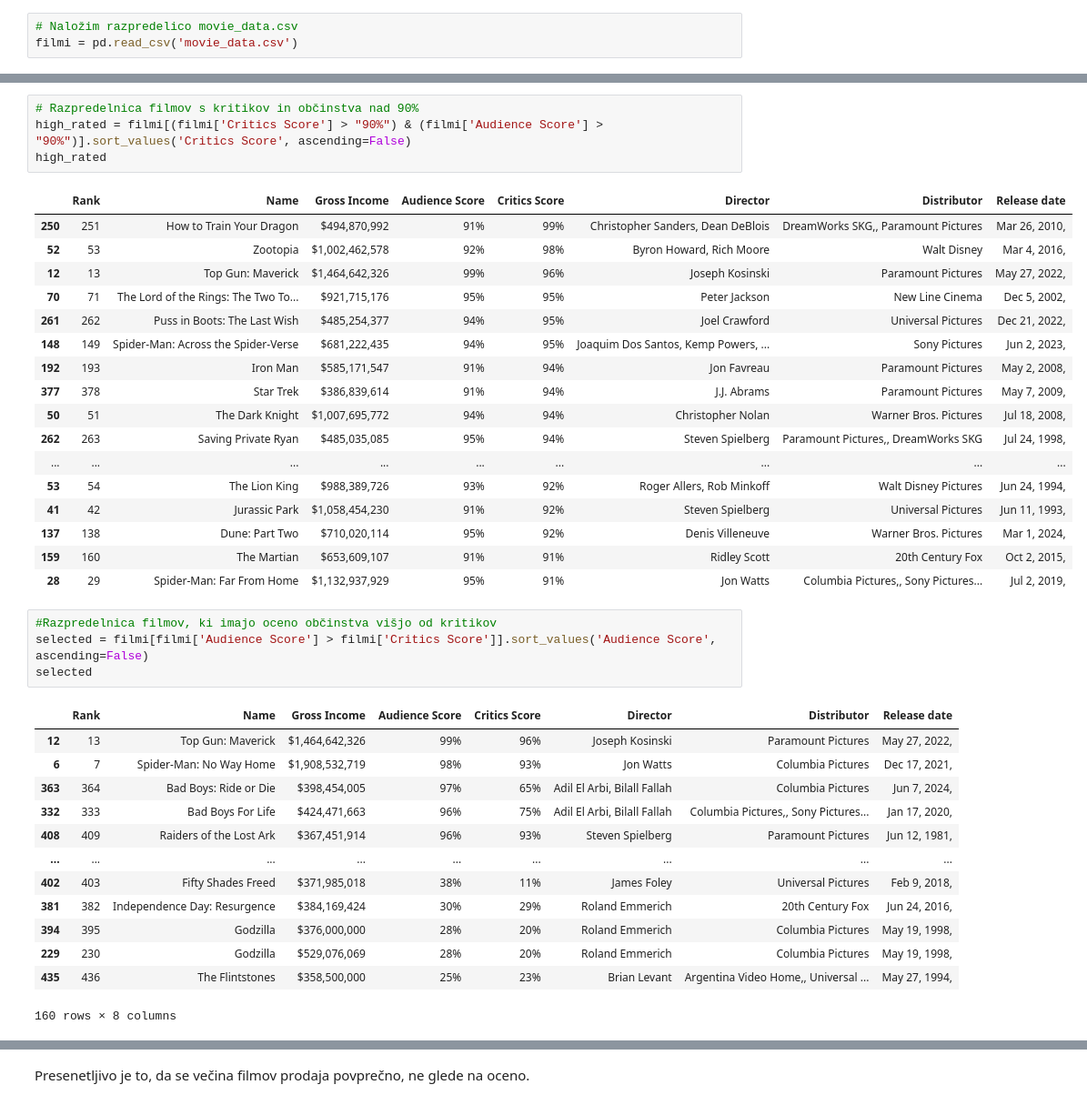
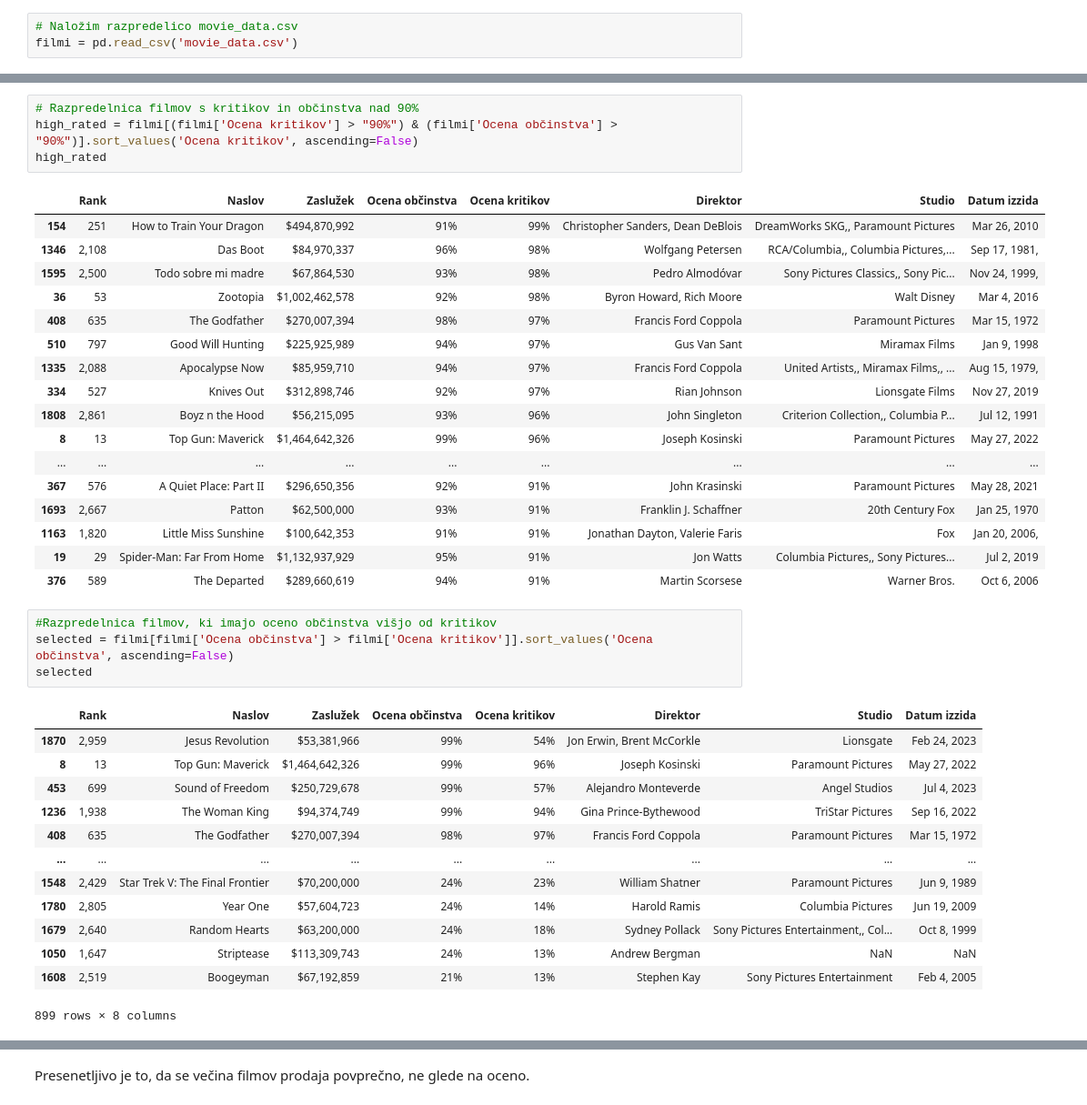
Before and after one commit to 1aljaz/Film-analysis, a Jupyter notebook: filmi.ipynb, the cells around one changed output, grey strips where cells are left out. Shown: that part at 91% size. Cells and saved outputs as stored; diff of their text form.

```diff
--- a/filmi.ipynb
+++ b/filmi.ipynb
@@ -83,43 +79,43 @@ high_rated
 # %%
 # Razpredelnica filmov s kritikov in občinstva nad 90%
-high_rated = filmi[(filmi['Critics Score'] > "90%") & (filmi['Audience Score'] > "90%")].sort_values('Critics Score', ascending=False)
+high_rated = filmi[(filmi['Ocena kritikov'] > "90%") & (filmi['Ocena občinstva'] > "90%")].sort_values('Ocena kritikov', ascending=False)
 high_rated
 # %% [output]
-|  | Rank | Name | Gross Income | Audience Score | Critics Score | Director | Distributor | Release date |
-| 250 | 251 | How to Train Your Dragon | $494,870,992 | 91% | 99% | Christopher Sanders, Dean DeBlois | DreamWorks SKG,, Paramount Pictures | Mar 26, 2010, |
-| 52 | 53 | Zootopia | $1,002,462,578 | 92% | 98% | Byron Howard, Rich Moore | Walt Disney | Mar 4, 2016, |
-| 12 | 13 | Top Gun: Maverick | $1,464,642,326 | 99% | 96% | Joseph Kosinski | Paramount Pictures | May 27, 2022, |
-| 70 | 71 | The Lord of the Rings: The Two To... | $921,715,176 | 95% | 95% | Peter Jackson | New Line Cinema | Dec 5, 2002, |
-| 261 | 262 | Puss in Boots: The Last Wish | $485,254,377 | 94% | 95% | Joel Crawford | Universal Pictures | Dec 21, 2022, |
-| 148 | 149 | Spider-Man: Across the Spider-Verse | $681,222,435 | 94% | 95% | Joaquim Dos Santos, Kemp Powers, ... | Sony Pictures | Jun 2, 2023, |
-| 192 | 193 | Iron Man | $585,171,547 | 91% | 94% | Jon Favreau | Paramount Pictures | May 2, 2008, |
-| 377 | 378 | Star Trek | $386,839,614 | 91% | 94% | J.J. Abrams | Paramount Pictures | May 7, 2009, |
-| 50 | 51 | The Dark Knight | $1,007,695,772 | 94% | 94% | Christopher Nolan | Warner Bros. Pictures | Jul 18, 2008, |
-| 262 | 263 | Saving Private Ryan | $485,035,085 | 95% | 94% | Steven Spielberg | Paramount Pictures,, DreamWorks SKG | Jul 24, 1998, |
+|  | Rank | Naslov | Zaslužek | Ocena občinstva | Ocena kritikov | Direktor | Studio | Datum izzida |
+| 154 | 251 | How to Train Your Dragon | $494,870,992 | 91% | 99% | Christopher Sanders, Dean DeBlois | DreamWorks SKG,, Paramount Pictures | Mar 26, 2010 |
+| 1346 | 2,108 | Das Boot | $84,970,337 | 96% | 98% | Wolfgang Petersen | RCA/Columbia,, Columbia Pictures,... | Sep 17, 1981, |
+| 1595 | 2,500 | Todo sobre mi madre | $67,864,530 | 93% | 98% | Pedro Almodóvar | Sony Pictures Classics,, Sony Pic... | Nov 24, 1999, |
+| 36 | 53 | Zootopia | $1,002,462,578 | 92% | 98% | Byron Howard, Rich Moore | Walt Disney | Mar 4, 2016 |
+| 408 | 635 | The Godfather | $270,007,394 | 98% | 97% | Francis Ford Coppola | Paramount Pictures | Mar 15, 1972 |
+| 510 | 797 | Good Will Hunting | $225,925,989 | 94% | 97% | Gus Van Sant | Miramax Films | Jan 9, 1998 |
+| 1335 | 2,088 | Apocalypse Now | $85,959,710 | 94% | 97% | Francis Ford Coppola | United Artists,, Miramax Films,, ... | Aug 15, 1979, |
+| 334 | 527 | Knives Out | $312,898,746 | 92% | 97% | Rian Johnson | Lionsgate Films | Nov 27, 2019 |
+| 1808 | 2,861 | Boyz n the Hood | $56,215,095 | 93% | 96% | John Singleton | Criterion Collection,, Columbia P... | Jul 12, 1991 |
+| 8 | 13 | Top Gun: Maverick | $1,464,642,326 | 99% | 96% | Joseph Kosinski | Paramount Pictures | May 27, 2022 |
 | ... | ... | ... | ... | ... | ... | ... | ... | ... |
-| 53 | 54 | The Lion King | $988,389,726 | 93% | 92% | Roger Allers, Rob Minkoff | Walt Disney Pictures | Jun 24, 1994, |
-| 41 | 42 | Jurassic Park | $1,058,454,230 | 91% | 92% | Steven Spielberg | Universal Pictures | Jun 11, 1993, |
-| 137 | 138 | Dune: Part Two | $710,020,114 | 95% | 92% | Denis Villeneuve | Warner Bros. Pictures | Mar 1, 2024, |
-| 159 | 160 | The Martian | $653,609,107 | 91% | 91% | Ridley Scott | 20th Century Fox | Oct 2, 2015, |
-| 28 | 29 | Spider-Man: Far From Home | $1,132,937,929 | 95% | 91% | Jon Watts | Columbia Pictures,, Sony Pictures... | Jul 2, 2019, |
+| 367 | 576 | A Quiet Place: Part II | $296,650,356 | 92% | 91% | John Krasinski | Paramount Pictures | May 28, 2021 |
+| 1693 | 2,667 | Patton | $62,500,000 | 93% | 91% | Franklin J. Schaffner | 20th Century Fox | Jan 25, 1970 |
+| 1163 | 1,820 | Little Miss Sunshine | $100,642,353 | 91% | 91% | Jonathan Dayton, Valerie Faris | Fox | Jan 20, 2006, |
+| 19 | 29 | Spider-Man: Far From Home | $1,132,937,929 | 95% | 91% | Jon Watts | Columbia Pictures,, Sony Pictures... | Jul 2, 2019 |
+| 376 | 589 | The Departed | $289,660,619 | 94% | 91% | Martin Scorsese | Warner Bros. | Oct 6, 2006 |
 # %%
 #Razpredelnica filmov, ki imajo oceno občinstva višjo od kritikov
-selected = filmi[filmi['Audience Score'] > filmi['Critics Score']].sort_values('Audience Score', ascending=False)
+selected = filmi[filmi['Ocena občinstva'] > filmi['Ocena kritikov']].sort_values('Ocena občinstva', ascending=False)
 selected
 # %% [output]
-|  | Rank | Name | Gross Income | Audience Score | Critics Score | Director | Distributor | Release date |
-| 12 | 13 | Top Gun: Maverick | $1,464,642,326 | 99% | 96% | Joseph Kosinski | Paramount Pictures | May 27, 2022, |
-| 6 | 7 | Spider-Man: No Way Home | $1,908,532,719 | 98% | 93% | Jon Watts | Columbia Pictures | Dec 17, 2021, |
-| 363 | 364 | Bad Boys: Ride or Die | $398,454,005 | 97% | 65% | Adil El Arbi, Bilall Fallah | Columbia Pictures | Jun 7, 2024, |
-| 332 | 333 | Bad Boys For Life | $424,471,663 | 96% | 75% | Adil El Arbi, Bilall Fallah | Columbia Pictures,, Sony Pictures... | Jan 17, 2020, |
-| 408 | 409 | Raiders of the Lost Ark | $367,451,914 | 96% | 93% | Steven Spielberg | Paramount Pictures | Jun 12, 1981, |
+|  | Rank | Naslov | Zaslužek | Ocena občinstva | Ocena kritikov | Direktor | Studio | Datum izzida |
+| 1870 | 2,959 | Jesus Revolution | $53,381,966 | 99% | 54% | Jon Erwin, Brent McCorkle | Lionsgate | Feb 24, 2023 |
+| 8 | 13 | Top Gun: Maverick | $1,464,642,326 | 99% | 96% | Joseph Kosinski | Paramount Pictures | May 27, 2022 |
+| 453 | 699 | Sound of Freedom | $250,729,678 | 99% | 57% | Alejandro Monteverde | Angel Studios | Jul 4, 2023 |
+| 1236 | 1,938 | The Woman King | $94,374,749 | 99% | 94% | Gina Prince-Bythewood | TriStar Pictures | Sep 16, 2022 |
+| 408 | 635 | The Godfather | $270,007,394 | 98% | 97% | Francis Ford Coppola | Paramount Pictures | Mar 15, 1972 |
 | ... | ... | ... | ... | ... | ... | ... | ... | ... |
-| 402 | 403 | Fifty Shades Freed | $371,985,018 | 38% | 11% | James Foley | Universal Pictures | Feb 9, 2018, |
-| 381 | 382 | Independence Day: Resurgence | $384,169,424 | 30% | 29% | Roland Emmerich | 20th Century Fox | Jun 24, 2016, |
-| 394 | 395 | Godzilla | $376,000,000 | 28% | 20% | Roland Emmerich | Columbia Pictures | May 19, 1998, |
-| 229 | 230 | Godzilla | $529,076,069 | 28% | 20% | Roland Emmerich | Columbia Pictures | May 19, 1998, |
-| 435 | 436 | The Flintstones | $358,500,000 | 25% | 23% | Brian Levant | Argentina Video Home,, Universal ... | May 27, 1994, |
+| 1548 | 2,429 | Star Trek V: The Final Frontier | $70,200,000 | 24% | 23% | William Shatner | Paramount Pictures | Jun 9, 1989 |
+| 1780 | 2,805 | Year One | $57,604,723 | 24% | 14% | Harold Ramis | Columbia Pictures | Jun 19, 2009 |
+| 1679 | 2,640 | Random Hearts | $63,200,000 | 24% | 18% | Sydney Pollack | Sony Pictures Entertainment,, Col... | Oct 8, 1999 |
+| 1050 | 1,647 | Striptease | $113,309,743 | 24% | 13% | Andrew Bergman | NaN | NaN |
+| 1608 | 2,519 | Boogeyman | $67,192,859 | 21% | 13% | Stephen Kay | Sony Pictures Entertainment | Feb 4, 2005 |
-160 rows × 8 columns
+899 rows × 8 columns
 # %%
 #Graf, ki kaže koleracijo med gross incom in oceno občinstva
 import matplotlib.pyplot as plt
```
Also changed, not shown: parts of 9 cells of this notebook, 2 other files.
